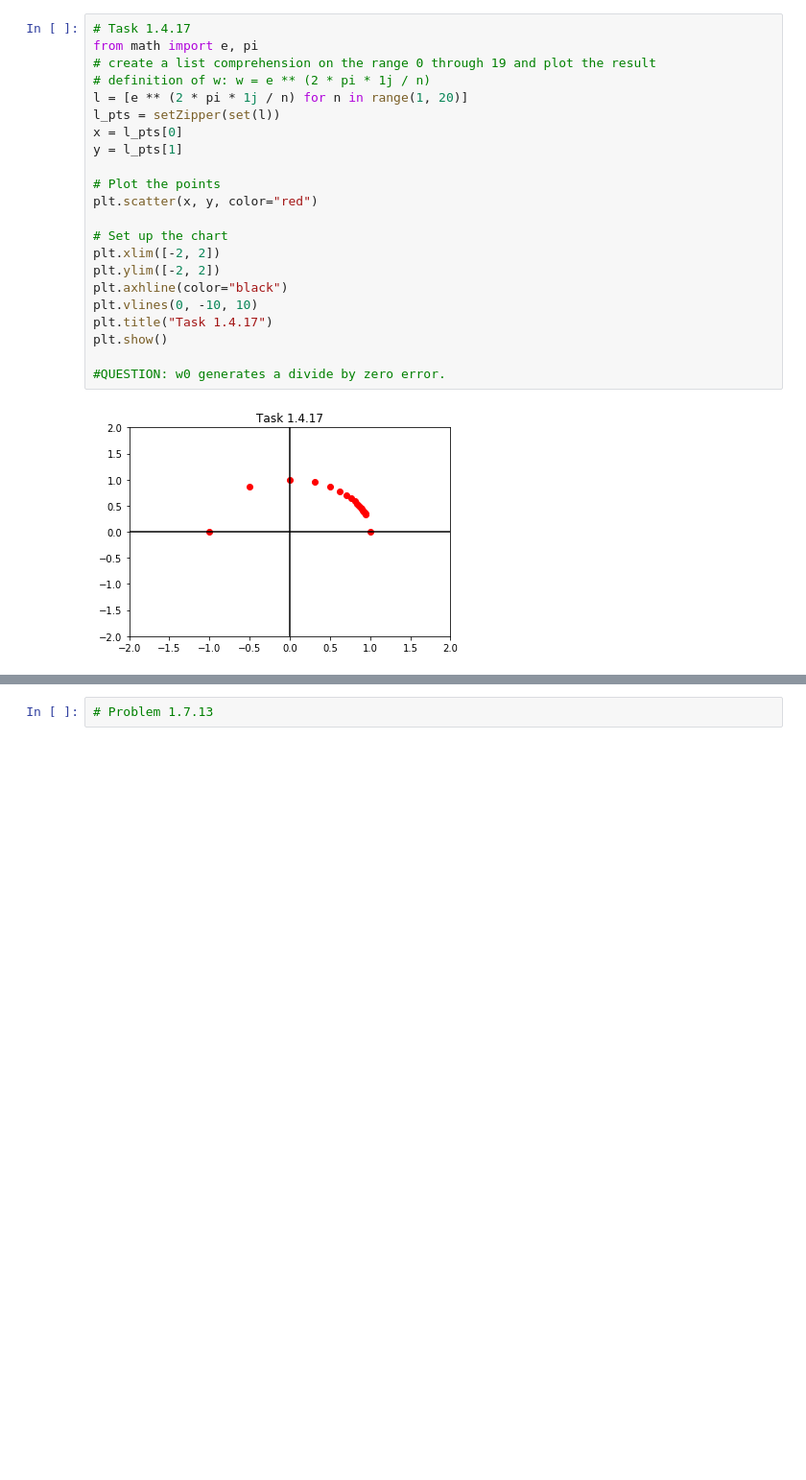
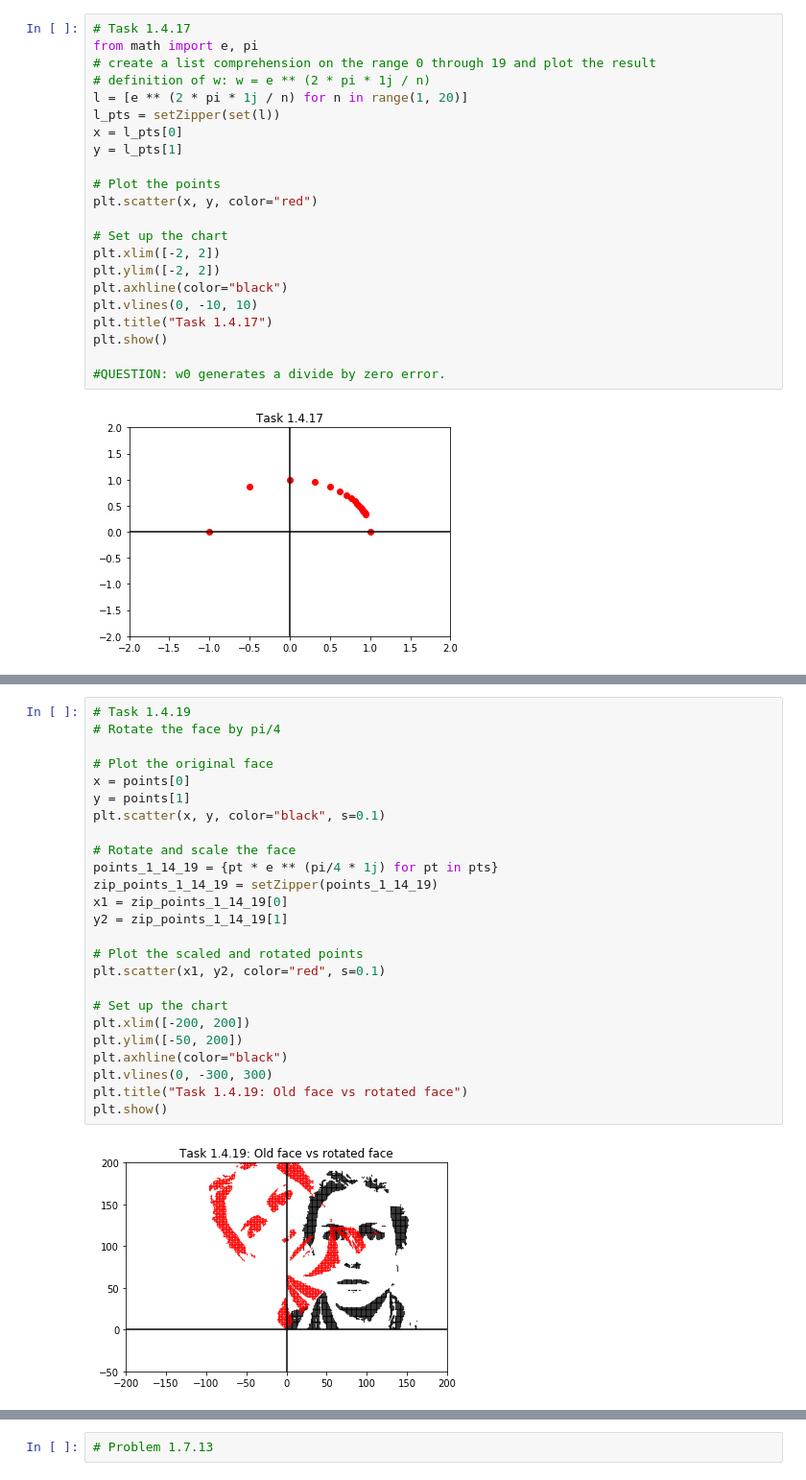
Before and after one commit to gkarp/coding_the_matrix, a Jupyter notebook: chapter1.ipynb, the cells around one changed output, grey strips where cells are left out. Shown at 96% size. Drawn from its saved outputs; the diff is of its cells as text; blank space fills up the shorter version.

```diff
--- a/chapter1.ipynb
+++ b/chapter1.ipynb
@@ -310,0 +305,27 @@ plt.show()
+# %%
+# Task 1.4.19
+# Rotate the face by pi/4
+
+# Plot the original face
+x = points[0]
+y = points[1]
+plt.scatter(x, y, color="black", s=0.1)
+
+# Rotate and scale the face
+points_1_14_19 = {pt * e ** (pi/4 * 1j) for pt in pts}
+zip_points_1_14_19 = setZipper(points_1_14_19)
+x1 = zip_points_1_14_19[0]
+y2 = zip_points_1_14_19[1]
+
+# Plot the scaled and rotated points
+plt.scatter(x1, y2, color="red", s=0.1)
+
+# Set up the chart
+plt.xlim([-200, 200])
+plt.ylim([-50, 200])
+plt.axhline(color="black")
+plt.vlines(0, -300, 300)
+plt.title("Task 1.4.19: Old face vs rotated face")
+plt.show()
+# %% [output]
+[figure, added]
```
Also changed, not shown: parts of 46 cells of this notebook.
